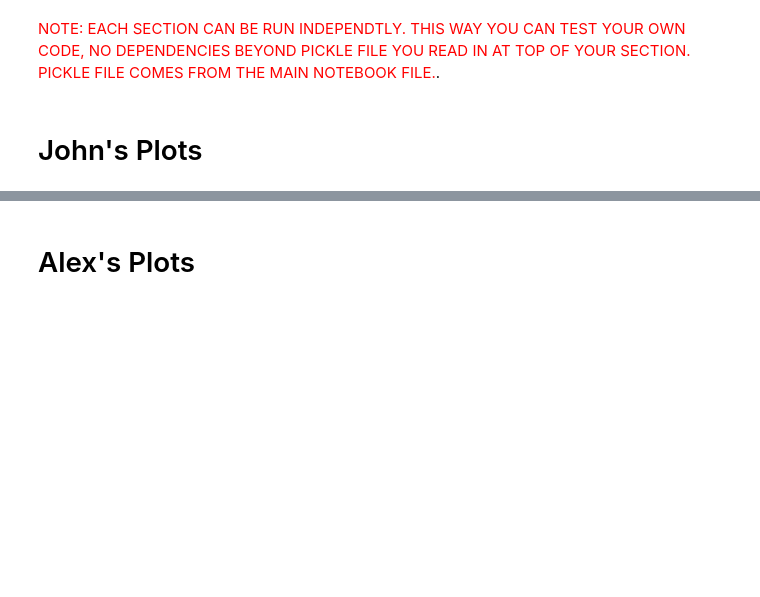
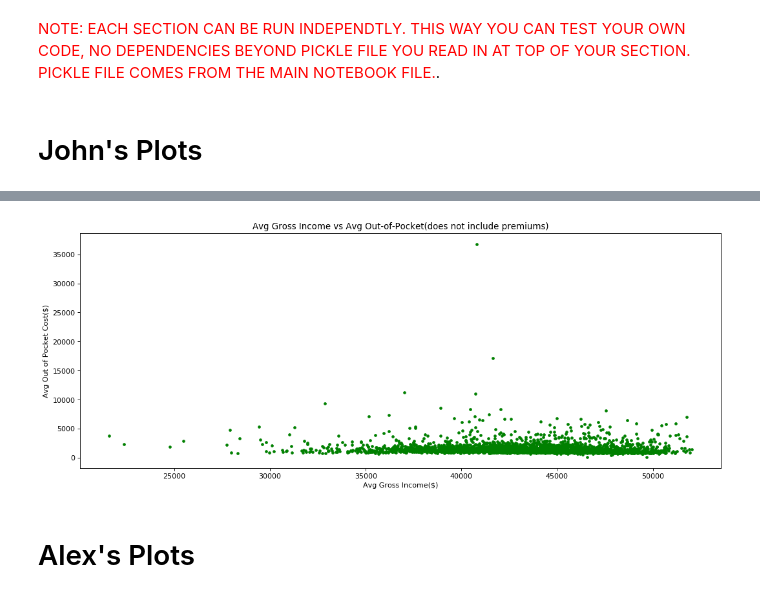
Before and after one commit to jwarlop/BC_Proj001, a Jupyter notebook: main_plots.ipynb, the cells around one changed output, grey strips where cells are left out. Cells and saved outputs as stored; diff of their text form; code cells hidden in the pictures; blank space fills up the shorter version.

```diff
--- a/main_plots.ipynb
+++ b/main_plots.ipynb
@@ -23,13 +27,16 @@ df_agi.head(2)
 # %%
 plt.figure(figsize=(16,6), dpi=80)
 plt.scatter(df_agi['avgAGI'].tolist(),df_agi['oop'].tolist(),color="g",s=10)
 plt.xlabel("Avg Gross Income($)")
 plt.ylabel("Avg Out of Pocket Cost($)")
+plt.savefig('agi_vs_avg_oop.png')
+plt.title('Avg Gross Income vs Avg Out-of-Pocket(does not include premiums)')
 plt.show()
 #ax = df.plot(kind='scatter', x='Avg Adj Gross Income', y='Out-Of-Pocket Costs')
 aoop = sum(df_agi['oop'])/len(df_agi['oop'])
-print(aoop)
 # >>>>>>>>>>>>>>>>>>>>>>>>>>> END JOHN'S  SECTION <<<<<<<<<<<<<<<<<<<<<<<<<<<<<<<<<<<
+# %% [output]
+[figure, added]
 # %% [markdown]
 # Alex's Plots
 # %%
```
Also changed, not shown: parts of 5 cells of this notebook, 8 other files.
